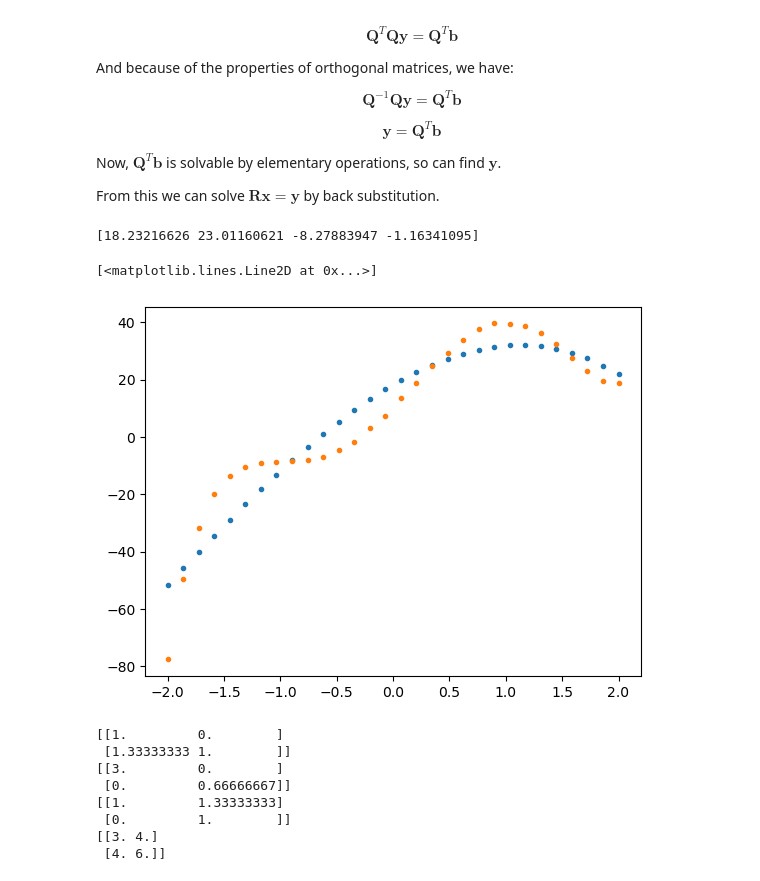
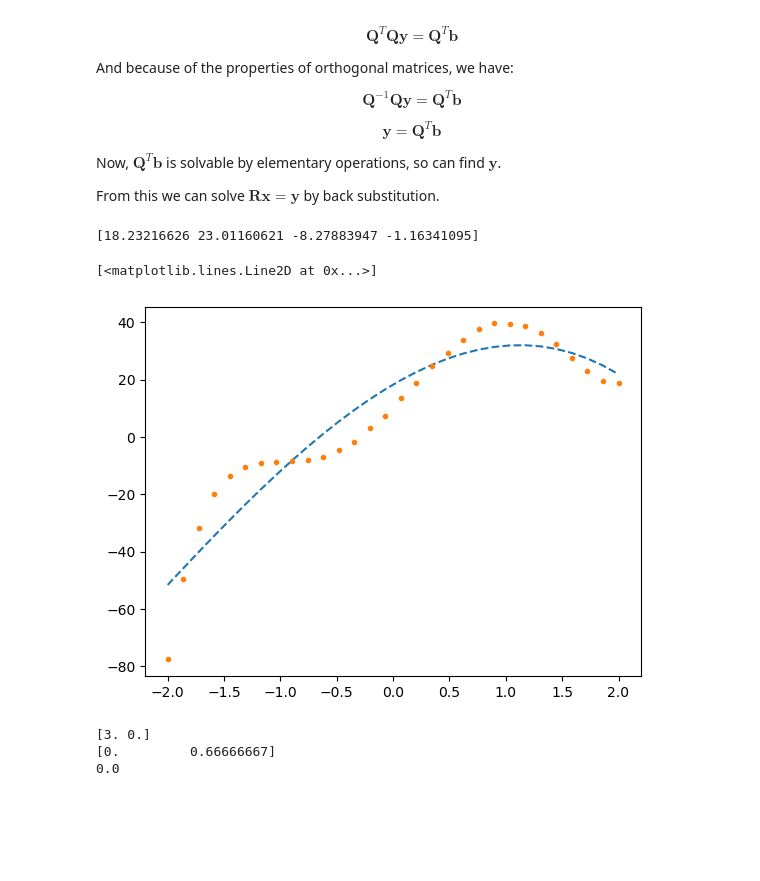
Before and after one commit to johnmagj/MAT4110, a Jupyter notebook: Oblig1/Oblig1.ipynb, the cells around one changed output. Cells and saved outputs as stored; diff of their text form; code cells hidden in the pictures; blank space fills up the shorter version.

```diff
--- a/Oblig1/Oblig1.ipynb
+++ b/Oblig1/Oblig1.ipynb
@@ -109,19 +109,19 @@ def back_substitution(A, b):
 # %%
 from sklearn.preprocessing import PolynomialFeatures
 
 poly = PolynomialFeatures(3)
 A = poly.fit_transform(x.reshape(-1,1))
 #print(A)
 xA = back_substitution(A, y2)
 print(xA)
 pred = A @ xA
 
-plt.plot(A[:,1], pred, ".")
+plt.plot(A[:,1], pred, "--")
 plt.plot(x, y2, ".")
 # %% [output]
 [18.23216626 23.01160621 -8.27883947 -1.16341095]
 [<matplotlib.lines.Line2D at 0x...>]
-[figure, old version]
+[figure, new version]
 # %%
 # 2. Solve the normal equation using Cholesky factorization
 
@@ -197,17 +186,11 @@ def forward_substitution(A, b):
 # %%
 A = np.array([[3, 4], [4, 6]])
 
-L, D, LT = cholesky_factorization(A)
-print(L)
-print(D)
-print(LT)
-print(L @ D @ LT)
+R, RT = cholesky_factorization(A)
+print(R)
+print(RT)
+print(R @ RT)
 # %% [output]
-[[1.         0.        ]
- [1.33333333 1.        ]]
-[[3.         0.        ]
- [0.         0.66666667]]
-[[1.         1.33333333]
- [0.         1.        ]]
-[[3. 4.]
- [4. 6.]]
+[3. 0.]
+[0.         0.66666667]
+0.0
```
Also changed, not shown: parts of 1 cell of this notebook.
